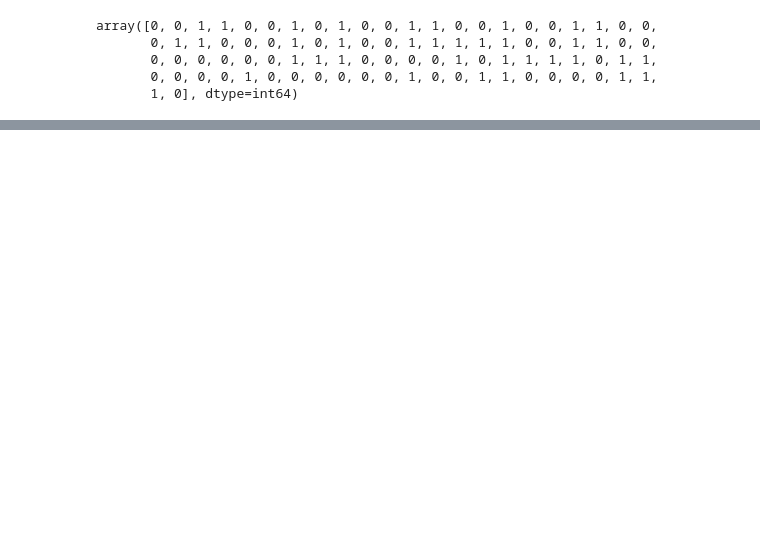
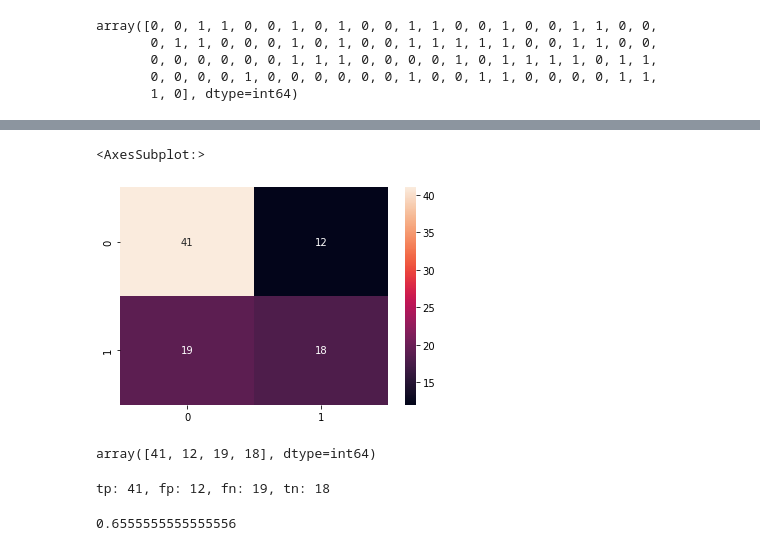
Before and after one commit to Sabbir185/Machine-learning-with-python, a Jupyter notebook: Confusion_Matrix.ipynb, the cells around one changed output, grey strips where cells are left out. Saved outputs shown, nothing was run; the diff lists cells and outputs as text; code cells hidden in the pictures; blank space fills up the shorter version.

```diff
--- a/Confusion_Matrix.ipynb
+++ b/Confusion_Matrix.ipynb
@@ -194,0 +226,9 @@ array([0, 0, 1, 1, 0, 0, 1, 0, 1, 0, 0, 1, 1, 0, 0, 1, 0, 0, 1, 1, 0, 0,
+# %%
+sns.heatmap(test_confusion_matrix, annot=True)  # annot=True, to show numbers
+# %% [output]
+<AxesSubplot:>
+[figure, added]
+# %%
+confusion_matrix(ytest, pred).reshape(-1)   # reshape array into 1 dimention
+# %% [output]
+array([41, 12, 19, 18], dtype=int64)
@@ -194,0 +237,10 @@ array([0, 0, 1, 1, 0, 0, 1, 0, 1, 0, 0, 1, 1, 0, 0, 1, 0, 0, 1, 1, 0, 0,
+# %%
+print(f"tp: {tp}, fp: {fp}, fn: {fn}, tn: {tn}")
+# %% [output]
+tp: 41, fp: 12, fn: 19, tn: 18
+# %%
+accuracy = (tp + tn) / (tp+tn+fp+fn)  # apply accuracy law
+
+accuracy
+# %% [output]
+0.6555555555555556
```
Also changed, not shown: parts of 14 cells of this notebook.
